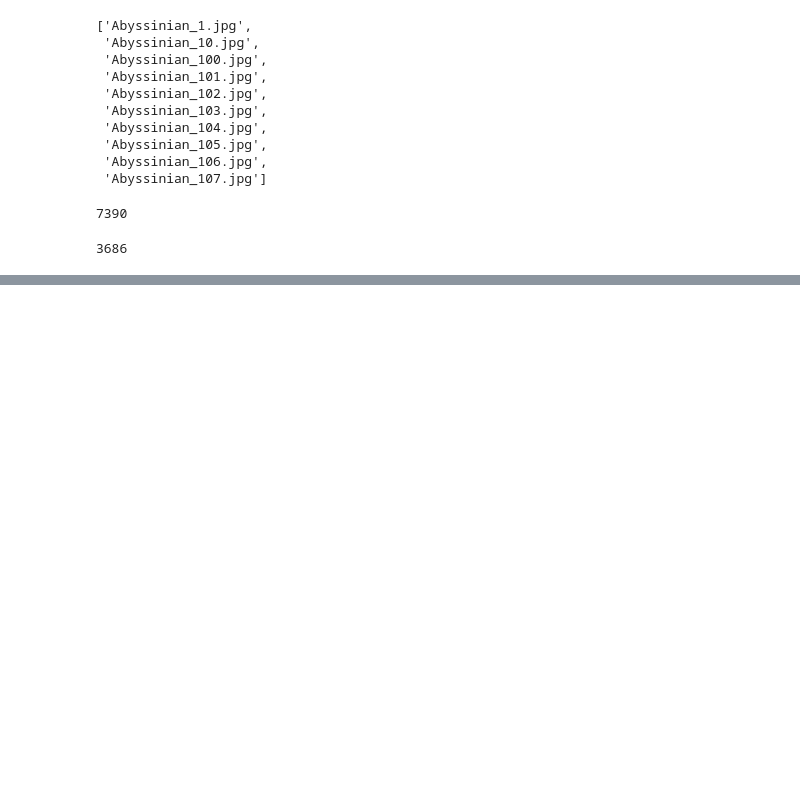
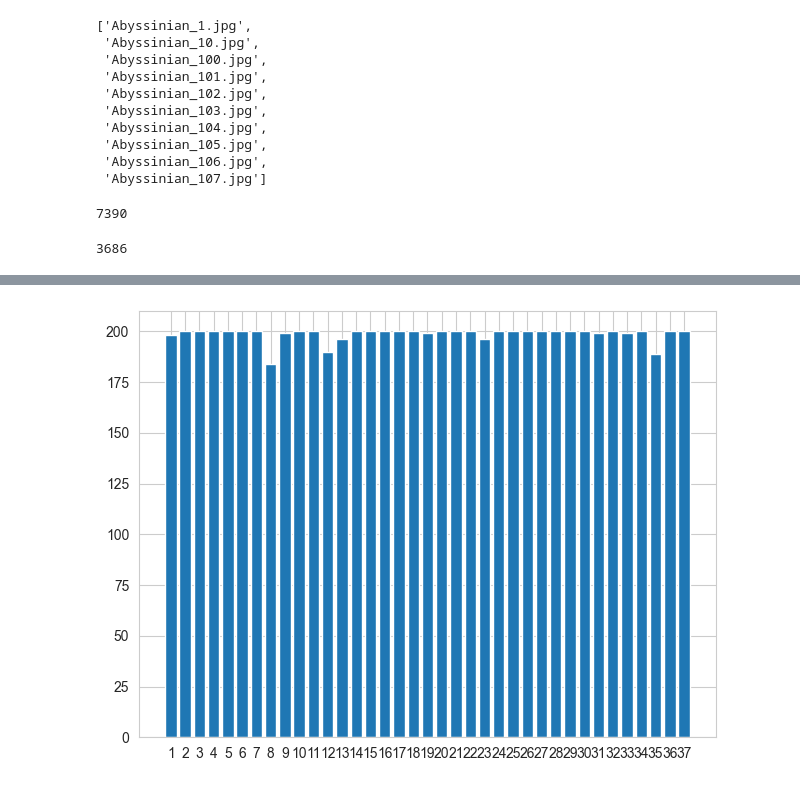
Before and after one commit to HyunsungRyu/self_study2024, a Jupyter notebook: dog_cat.ipynb, the cells around one changed output, grey strips where cells are left out. Drawn from its saved outputs; the diff is of its cells as text; code cells hidden in the pictures; blank space fills up the shorter version.

```diff
--- a/dog_cat.ipynb
+++ b/dog_cat.ipynb
@@ -77,3 +77,16 @@ bbox_files = glob(bbox_dir +'*.xml')
 len(bbox_files)
 # %% [output]
 3686
+# %%
+from sklearn.model_selection import KFold
+from sklearn.model_selection import StratifiedGroupKFold
+
+skf = StratifiedGroupKFold(n_splits=5, shuffle=True, random_state=42)
+
+df['fold'] = -1
+for idx, (t, v) in enumerate(skf.split(df, df['id']), 1):
+    print(t, v, len(v))
+    df.loc[v, 'fold'] = idx
+
+print(len(df[df['fold'] == 1]))
+print(len(df[df['fold'] != 1]))
@@ -79,0 +117,9 @@ len(bbox_files)
+# %%
+value_counts = df[df['fold'] != 5]['id'].value_counts().sort_index()
+
+plt.bar(range(len(value_counts)), value_counts.values, align='center')
+plt.xticks(range(len(value_counts)), value_counts.index.values)
+plt.tight_layout()
+plt.show()
+# %% [output]
+[figure, added]
```
Also changed, not shown: parts of 2 cells of this notebook.
